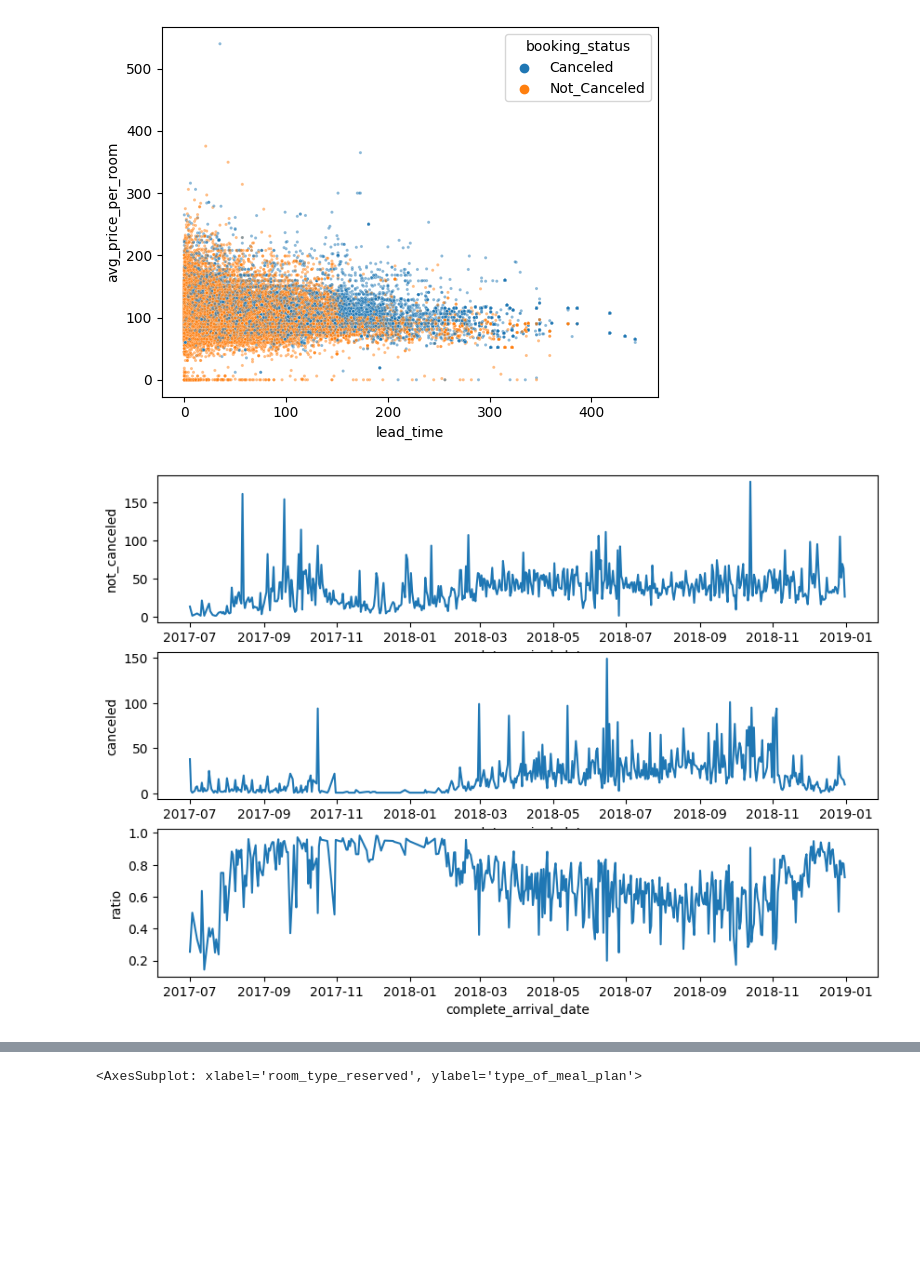
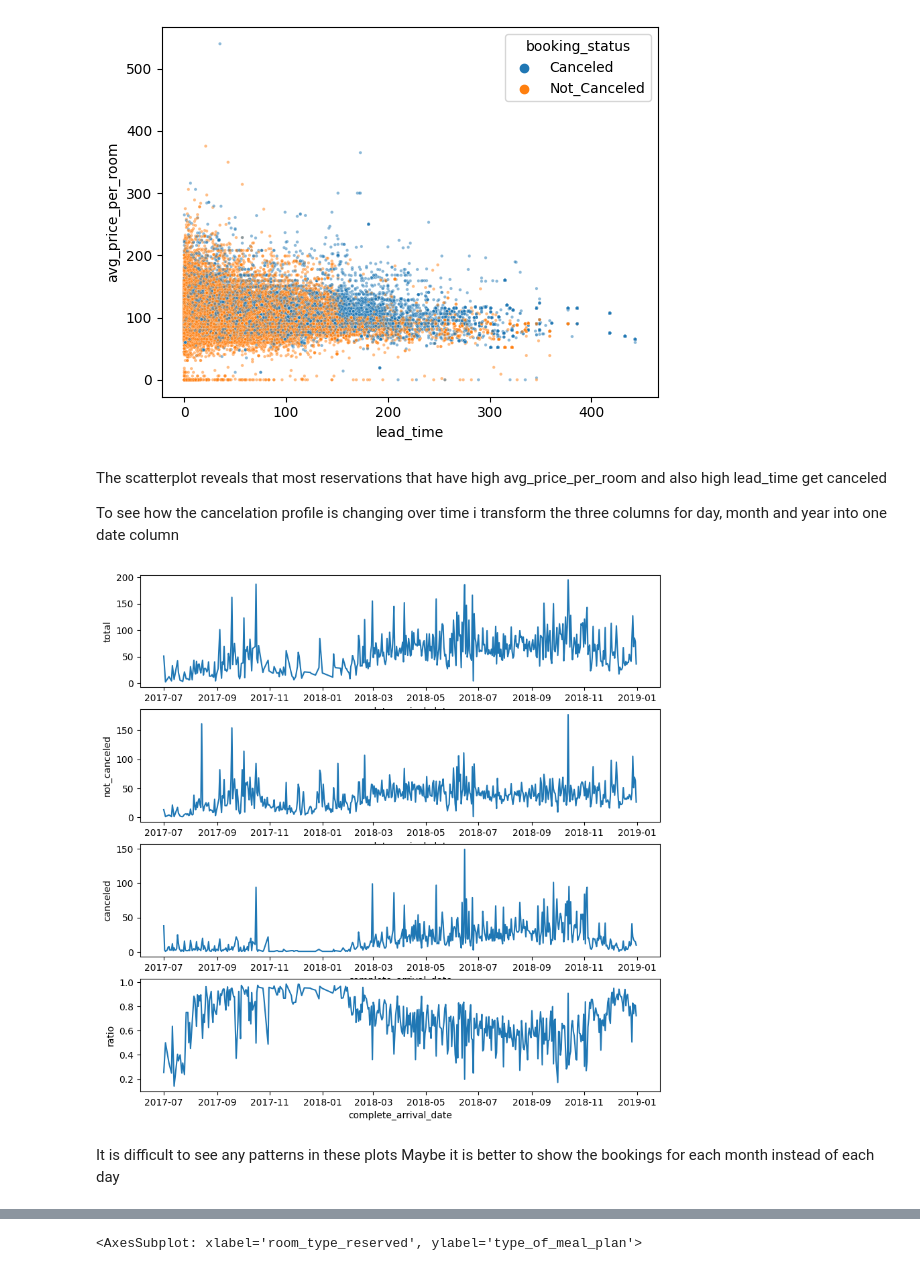
Before and after one commit to Jannis997/Hotel_Reservations, a Jupyter notebook: test.ipynb, the cells around one changed output, grey strips where cells are left out. Cells and saved outputs as stored; diff of their text form; code cells hidden in the pictures; blank space fills up the shorter version.

```diff
--- a/test.ipynb
+++ b/test.ipynb
@@ -91,6 +153,6 @@ Create the test set with a Stratified Shuffle Split to keep the distribution of
 # %%
 split = StratifiedShuffleSplit(n_splits=1, test_size=0.2, random_state=42)
 for train_index, test_index in split.split(df, df["booking_status"]):
-    X_train = df.iloc[train_index]
+    train_data = df.iloc[train_index]
     X_test = df.iloc[test_index]
 # %% [markdown]
@@ -249,2 +316,2 @@ plt.pie(df["booking_status"].value_counts(), labels = ["Not_Canceled","Canceled"
 # %%
-df_EDA = pd.DataFrame(X_train)
+df_EDA = pd.DataFrame(train_data)
@@ -282,6 +367,10 @@ sns.scatterplot(data=df_EDA, x="lead_time", y="avg_price_per_room", hue="booking
 # %% [output]
 <AxesSubplot: xlabel='lead_time', ylabel='avg_price_per_room'>
 [figure]
+# %% [markdown]
+The scatterplot reveals that most reservations that have high avg_price_per_room and also high lead_time get canceled
+
+To see how the cancelation profile is changing over time i transform the three columns for day, month and year into one date column
 # %%
 df_EDA['arrival_date']=df_EDA.apply(lambda row: 28 if (row['arrival_month'] == 2 and row['arrival_date'] > 28) else row['arrival_date'], axis=1)
 df_EDA['complete_arrival_date']=df_EDA.apply(lambda x: datetime.date(x['arrival_year'], x['arrival_month'], x['arrival_date']), axis=1)
@@ -289,24 +378,27 @@ df_EDA['complete_arrival_date']=df_EDA.apply(lambda x: datetime.date(x['arrival_
 # Add a column with the count of cancellations per date
 df_EDA["count"] = 1
 canceled_df = df_EDA[df_EDA["booking_status"]=="Canceled"].groupby("complete_arrival_date")["count"].sum()
-#cancelled_df =pd.DataFrame(cancelled_df)
 not_canceled_df = df_EDA[df_EDA["booking_status"]=="Not_Canceled"].groupby("complete_arrival_date")["count"].sum()
-#not_cancelled_df =pd.DataFrame(not_cancelled_df)
 
 # Create a new dataframe with the ratio of cancelled bookings
 result = pd.concat([canceled_df, not_canceled_df], axis=1)
 result.columns = ['canceled', 'not_canceled']
 result['canceled'].fillna(1)
 result["ratio"] = result["not_canceled"] / (result["canceled"] + result["not_canceled"])
+result["total"] = result["canceled"] + result["not_canceled"]
 result =pd.DataFrame(result)
 # %%
-fig, ax = plt.subplots(3, figsize=(10, 7))
+fig, ax = plt.subplots(4, figsize=(10, 10))
 
-t = sns.lineplot(data=result, x="complete_arrival_date", y="not_canceled", ax=ax[0])
-t = sns.lineplot(data=result, x="complete_arrival_date", y="canceled", ax=ax[1])
-t = sns.lineplot(data=result, x="complete_arrival_date", y="ratio", ax=ax[2])
+t = sns.lineplot(data=result, x="complete_arrival_date", y="total", ax=ax[0])
+t = sns.lineplot(data=result, x="complete_arrival_date", y="not_canceled", ax=ax[1])
+t = sns.lineplot(data=result, x="complete_arrival_date", y="canceled", ax=ax[2])
+t = sns.lineplot(data=result, x="complete_arrival_date", y="ratio", ax=ax[3])
 # %% [output]
-[figure, old version]
+[figure, new version]
+# %% [markdown]
+It is difficult to see any patterns in these plots
+Maybe it is better to show the bookings for each month instead of each day
 # %%
 df_EDA['complete_arrival_date']=df_EDA.apply(lambda x: datetime.date(x['arrival_year'], x['arrival_month'],1), axis=1)
 # %%
```
Also changed, not shown: parts of 90 cells of this notebook.
